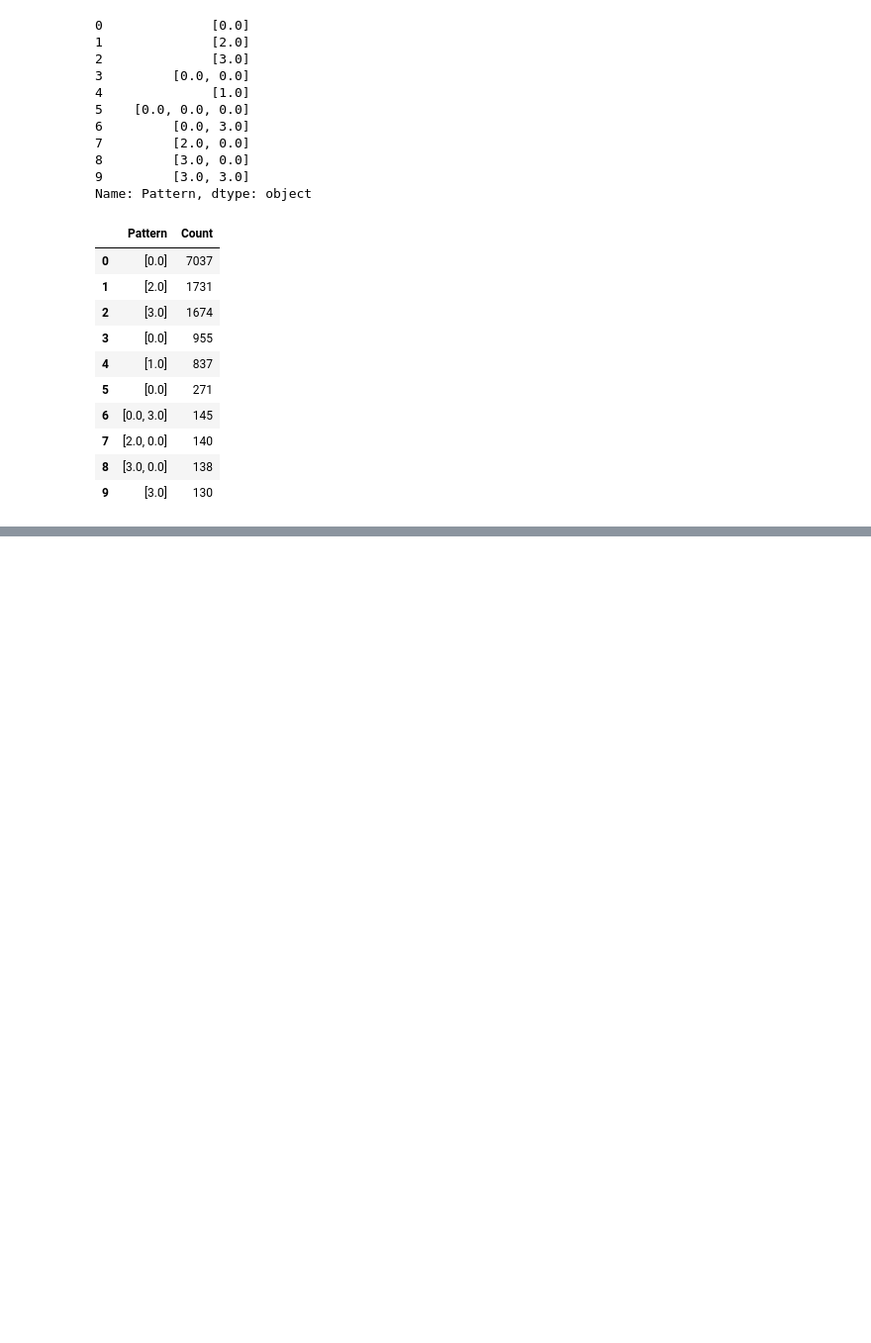
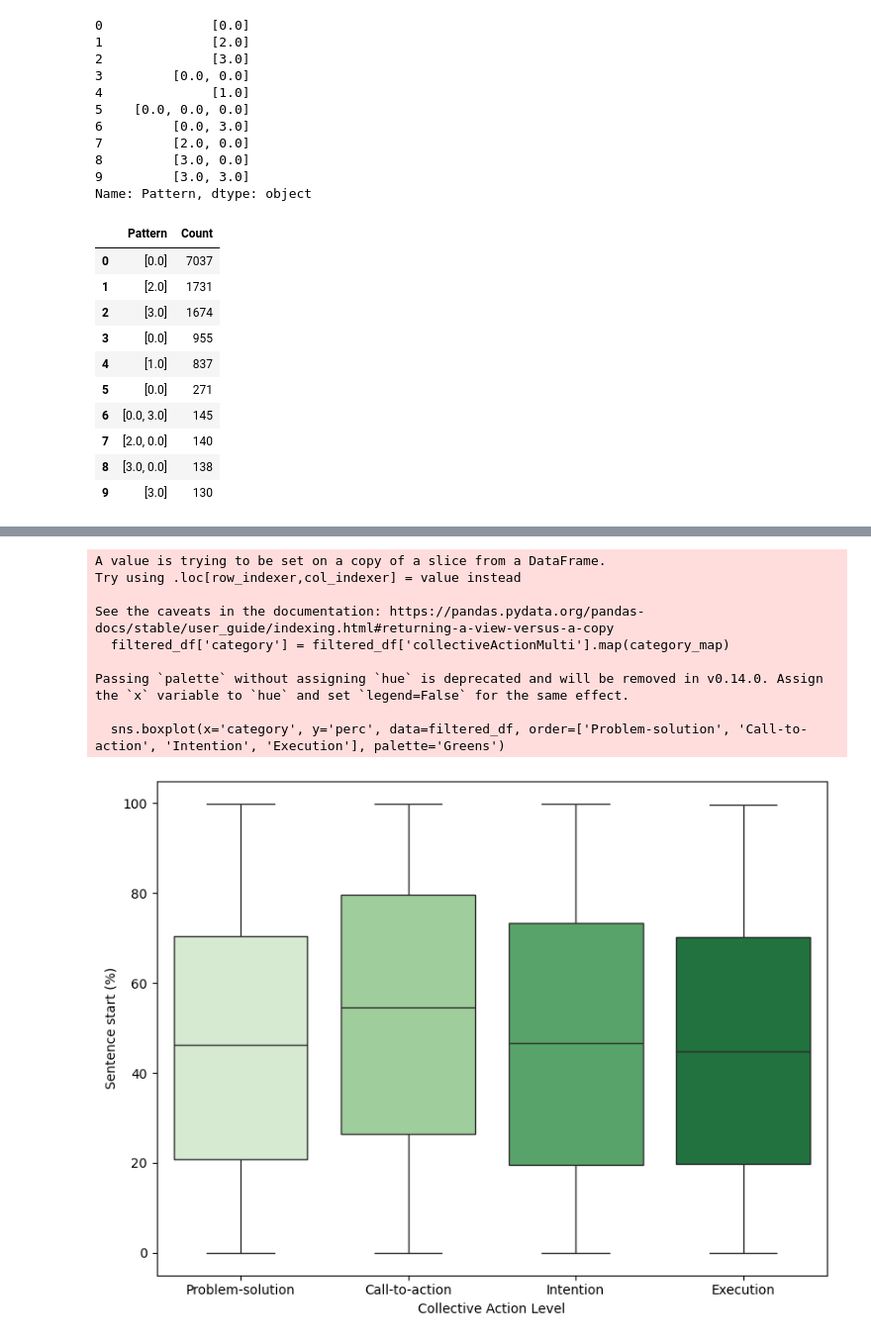
Before and after one commit to todomoldovan/thesis, a Jupyter notebook: notebooks/analysis.ipynb, the cells around one changed output, grey strips where cells are left out. Shown at 99% size. Saved outputs shown, nothing was run; the diff lists cells and outputs as text; code cells hidden in the pictures; blank space fills up the shorter version.

```diff
--- a/notebooks/analysis.ipynb
+++ b/notebooks/analysis.ipynb
@@ -293,0 +1296,3 @@ Lower Triangle Sum: 7.687387380431565
+# %%
+ca_paragraph_turns = paragraph_turns[paragraph_turns['collectiveAction'] == 1]
+len(ca_paragraph_turns)
@@ -293,0 +1310,4 @@ Lower Triangle Sum: 7.687387380431565
+# %%
+sentences = pd.read_csv("../data/sentences_metadata_full.csv")
+unique_pairs = ca_paragraph_turns[['episode_id', 'turnCount']].drop_duplicates()
+sentences_from_ca_paragraph_turns = sentences.merge(unique_pairs, on=['episode_id', 'turnCount'])
@@ -293,0 +1316,20 @@ Lower Triangle Sum: 7.687387380431565
+# %%
+# Step 1: Compute total sentence_length for each (episode_id, turnCount)
+sentences_from_ca_paragraph_turns['total_length'] = sentences_from_ca_paragraph_turns.groupby(['episode_id', 'turnCount'])['sentence_length'].transform('sum')
+sentences_from_ca_paragraph_turns[['episode_id','turnCount','sentence', 'collectiveActionMulti', 'sentence_length', 'total_length']].head(10)
+
+# Step 2: Compute cumulative sum of sentence_length within each group, but exclude the current sentence itself
+sentences_from_ca_paragraph_turns['cumulative_length'] = sentences_from_ca_paragraph_turns.groupby(['episode_id', 'turnCount'])['sentence_length'].cumsum() - sentences_from_ca_paragraph_turns['sentence_length']
+sentences_from_ca_paragraph_turns[['episode_id','turnCount','sentence', 'collectiveActionMulti', 'sentence_length', 'total_length', 'cumulative_length']].head(10)
+# # For each sentence, its middle is at sentence_length / 2
+# sentences_from_ca_paragraph_turns['middle_cumulative_length'] = sentences_from_ca_paragraph_turns.groupby(['episode_id', 'turnCount'])['sentence_length'].cumsum() - (sentences_from_ca_paragraph_turns['sentence_length'] / 2)
+
+# # Step 3: Compute the percentage position
+sentences_from_ca_paragraph_turns['perc'] = (sentences_from_ca_paragraph_turns['cumulative_length'] / sentences_from_ca_paragraph_turns['total_length']) * 100
+sentences_from_ca_paragraph_turns[['episode_id','turnCount','sentence', 'collectiveActionMulti', 'sentence_length', 'total_length', 'cumulative_length', 'perc']].head(10)
+
+# # Step 4: Keep only non-NaN collectiveActionMulti rows
+# sentences_from_ca_paragraph_turns.loc[sentences_from_ca_paragraph_turns['collectiveActionMulti'].isna(), 'perc'] = None
+
+# # Display result
+# print(sentences_from_ca_paragraph_turns[['episode_id', 'turnCount', 'sentence_length', 'perc']])
@@ -293,0 +1348,27 @@ Lower Triangle Sum: 7.687387380431565
+# %%
+filtered_df = sentences_from_ca_paragraph_turns.dropna(subset=['collectiveActionMulti'])
+order = [0.0, 1.0, 2.0, 3.0]
+category_map = {
+    0.0: 'Problem-solution',
+    1.0: 'Call-to-action',
+    2.0: 'Intention',
+    3.0: 'Execution'
+}
+filtered_df['category'] = filtered_df['collectiveActionMulti'].map(category_map)
+plt.figure(figsize=(8, 6))
+sns.boxplot(x='category', y='perc', data=filtered_df, order=['Problem-solution', 'Call-to-action', 'Intention', 'Execution'], palette='Greens')
+plt.xlabel('Collective Action Level')
+plt.ylabel('Sentence start (%)')
+plt.tight_layout()
+plt.show()
+# %% [output]
+A value is trying to be set on a copy of a slice from a DataFrame.
+Try using .loc[row_indexer,col_indexer] = value instead
+
+See the caveats in the documentation: https://pandas.pydata.org/pandas-docs/stable/user_guide/indexing.html#returning-a-view-versus-a-copy
+  filtered_df['category'] = filtered_df['collectiveActionMulti'].map(category_map)
+
+Passing `palette` without assigning `hue` is deprecated and will be removed in v0.14.0. Assign the `x` variable to `hue` and set `legend=False` for the same effect.
+
+  sns.boxplot(x='category', y='perc', data=filtered_df, order=['Problem-solution', 'Call-to-action', 'Intention', 'Execution'], palette='Greens')
+[figure, added]
```
Also changed, not shown: parts of 91 cells of this notebook, 11 other files.
